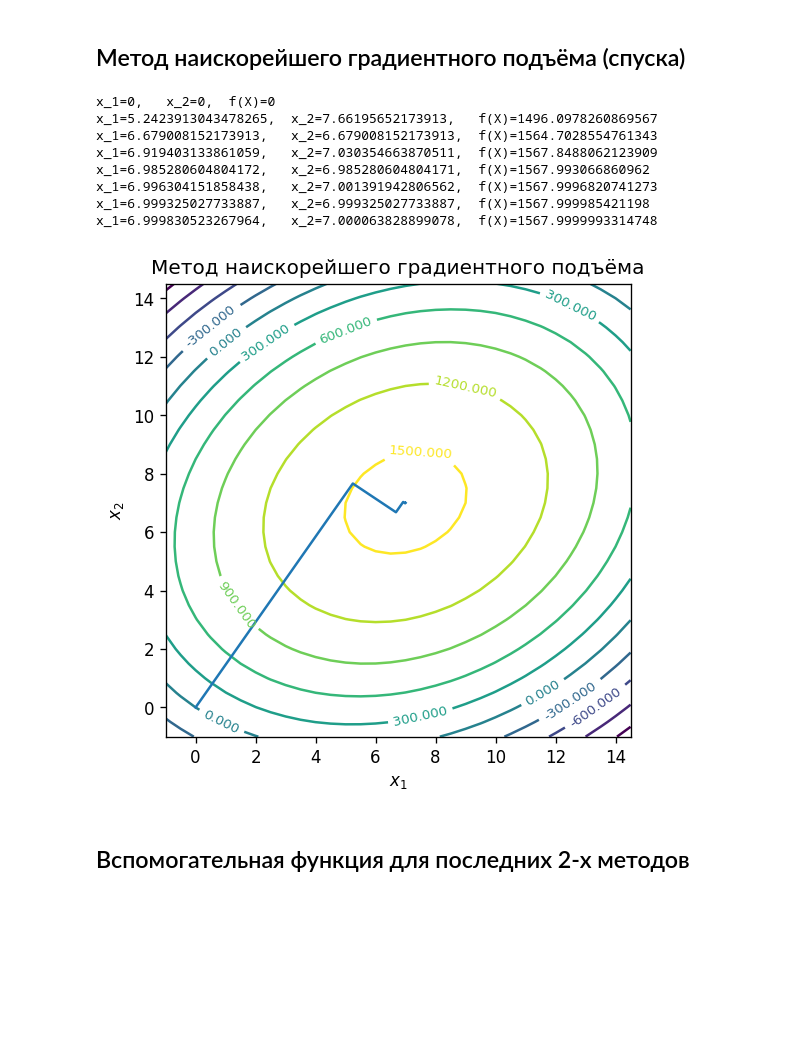
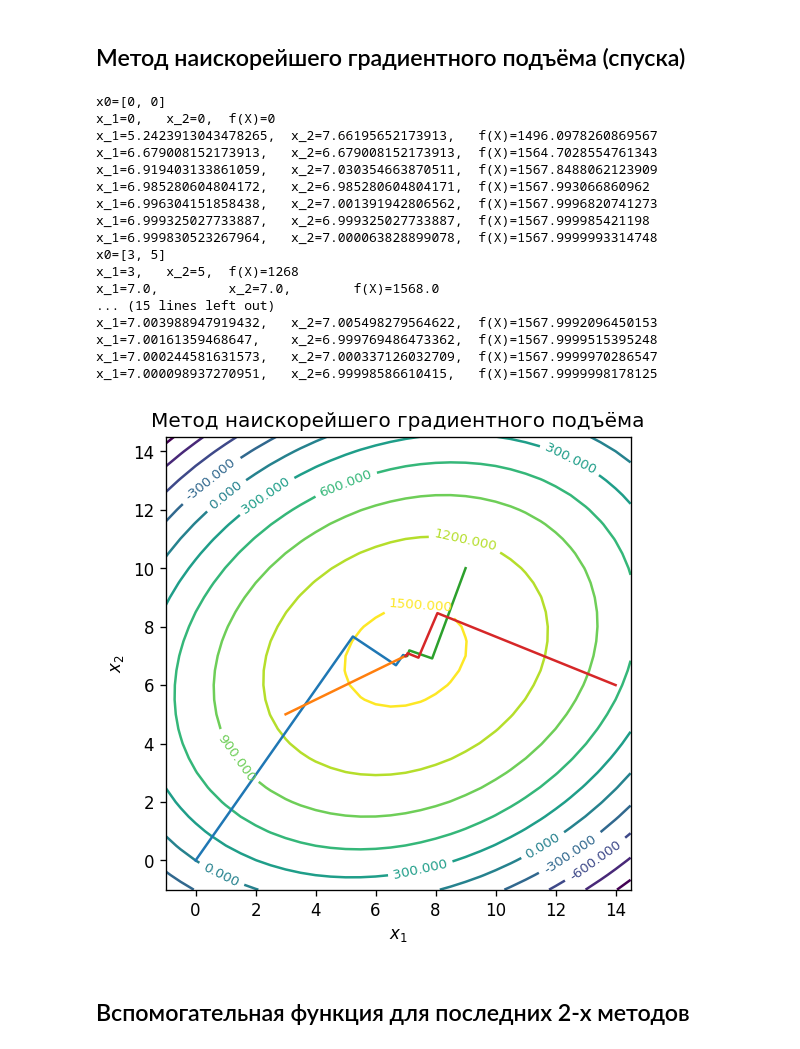
Before and after one commit to lamtev/system-analysis, a Jupyter notebook: et3/py/et3.ipynb, the cells around one changed output. Drawn from its saved outputs; the diff is of its cells as text; code cells hidden in the pictures; blank space fills up the shorter version.

```diff
--- a/et3/py/et3.ipynb
+++ b/et3/py/et3.ipynb
@@ -54,8 +54,8 @@ def plot_level_contour(x1s, x2s, name, title):
     fig = plt.figure(figsize=(5, 5), dpi=120)
     CS = plt.contour(X, Y, Z, 10)
 
-    plt.plot(x1s, x2s)
-
+    for x1, x2 in zip(x1s, x2s):
+        plt.plot(x1, x2)
     matplotlib.rcParams['contour.negative_linestyle'] = 'solid'
     plt.clabel(CS, inline=1, fontsize=8)
     plt.title(title)
@@ -131,12 +145,19 @@ def fmin_newton(f: callable, x0: list, gf: callable, hf: callable, stop: float,
     return [xi, f(xi), steps, np.array(x1s), np.array(x2s)]
 
 
-file_name = '../report/data/newton.csv'
-f = open(file_name, 'w', newline='')
-writer = csv.writer(f)
-writer.writerow(('x1', 'x2', 'f'))
-xopt, fopt, steps, x1s, x2s = fmin_newton(target_function, [0, 0], gradient, hessian, 0.01, to_csv)
-f.close()
+x0s = [[0, 0], [3, 5], [9, 10], [14, 6]]
+x1s = []
+x2s = []
+for x0 in x0s:
+    print('x0={x0}'.format(x0=x0))
+    file_name = '../report/data/newton{i}.csv'.format(i=x0s.index(x0))
+    f = open(file_name, 'w', newline='')
+    writer = csv.writer(f)
+    writer.writerow(('x1', 'x2', 'f'))
+    xopt, fopt, steps, x1, x2 = fmin_newton(target_function, x0, gradient, hessian, 0.01, to_csv)
+    f.close()
+    x1s.append(x1)
+    x2s.append(x2)
 
 plot_level_contour(x1s, x2s, 'newton', 'Метод Ньютона')
 # %% [output]
@@ -151,40 +182,56 @@ def fmin_gd(f: callable, x0: list, gf: callable, hf: callable, stop: float, on_e
     x2s = []
     steps = 0
     xi = x0
     gfi = gf(xi)
     on_each_step(xi)
     x1s.append(xi[0])
     x2s.append(xi[1])
     while la.norm(gfi) > stop:
         steps += 1
         ki = gfi
         ti = -(gfi.dot(ki)) / (ki.transpose().dot(hf()).dot(ki))
         xi += ti * ki
         x1s.append(xi[0])
         x2s.append(xi[1])
         on_each_step(xi)
         gfi = gf(xi)
     return [xi, f(xi), steps, np.array(x1s), np.array(x2s)]
 
 
-file_name = '../report/data/gd.csv'
-f = open(file_name, 'w', newline='')
-writer = csv.writer(f)
-writer.writerow(('x1', 'x2', 'f'))
-xopt, fopt, steps, x1s, x2s = fmin_gd(target_function, [0, 0], gradient, hessian, 0.01, to_csv)
-f.close()
+x0s = [[0, 0], [3, 5], [9, 10], [14, 6]]
+x1s = []
+x2s = []
+for x0 in x0s:
+    print('x0={x0}'.format(x0=x0))
+    file_name = '../report/data/gd{i}.csv'.format(i=x0s.index(x0))
+    f = open(file_name, 'w', newline='')
+    writer = csv.writer(f)
+    writer.writerow(('x1', 'x2', 'f'))
+    xopt, fopt, steps, x1, x2 = fmin_gd(target_function, x0, gradient, hessian, 0.01, to_csv)
+    f.close()
+    x1s.append(x1)
+    x2s.append(x2)
 
 plot_level_contour(x1s, x2s, 'gd', 'Метод наискорейшего градиентного подъёма')
 # %% [output]
+x0=[0, 0]
 x_1=0,   x_2=0,  f(X)=0
 x_1=5.2423913043478265,  x_2=7.66195652173913,   f(X)=1496.0978260869567
 x_1=6.679008152173913,   x_2=6.679008152173913,  f(X)=1564.7028554761343
 x_1=6.919403133861059,   x_2=7.030354663870511,  f(X)=1567.8488062123909
 x_1=6.985280604804172,   x_2=6.985280604804171,  f(X)=1567.993066860962
 x_1=6.996304151858438,   x_2=7.001391942806562,  f(X)=1567.9996820741273
 x_1=6.999325027733887,   x_2=6.999325027733887,  f(X)=1567.999985421198
 x_1=6.999830523267964,   x_2=7.000063828899078,  f(X)=1567.9999993314748
+x0=[3, 5]
+x_1=3,   x_2=5,  f(X)=1268
+x_1=7.0,         x_2=7.0,        f(X)=1568.0
+... (15 lines left out)
+x_1=7.003988947919432,   x_2=7.005498279564622,  f(X)=1567.9992096450153
+x_1=7.00161359468647,    x_2=6.999769486473362,  f(X)=1567.9999515395248
+x_1=7.000244581631573,   x_2=7.000337126032709,  f(X)=1567.9999970286547
+x_1=7.000098937270951,   x_2=6.99998586610415,   f(X)=1567.9999998178125
-[figure, old version]
+[figure, new version]
 # %% [markdown]
 ## Вспомогательная функция для последних 2-х методов
 # %%
```
Also changed, not shown: parts of 5 cells of this notebook, 25 other files.
